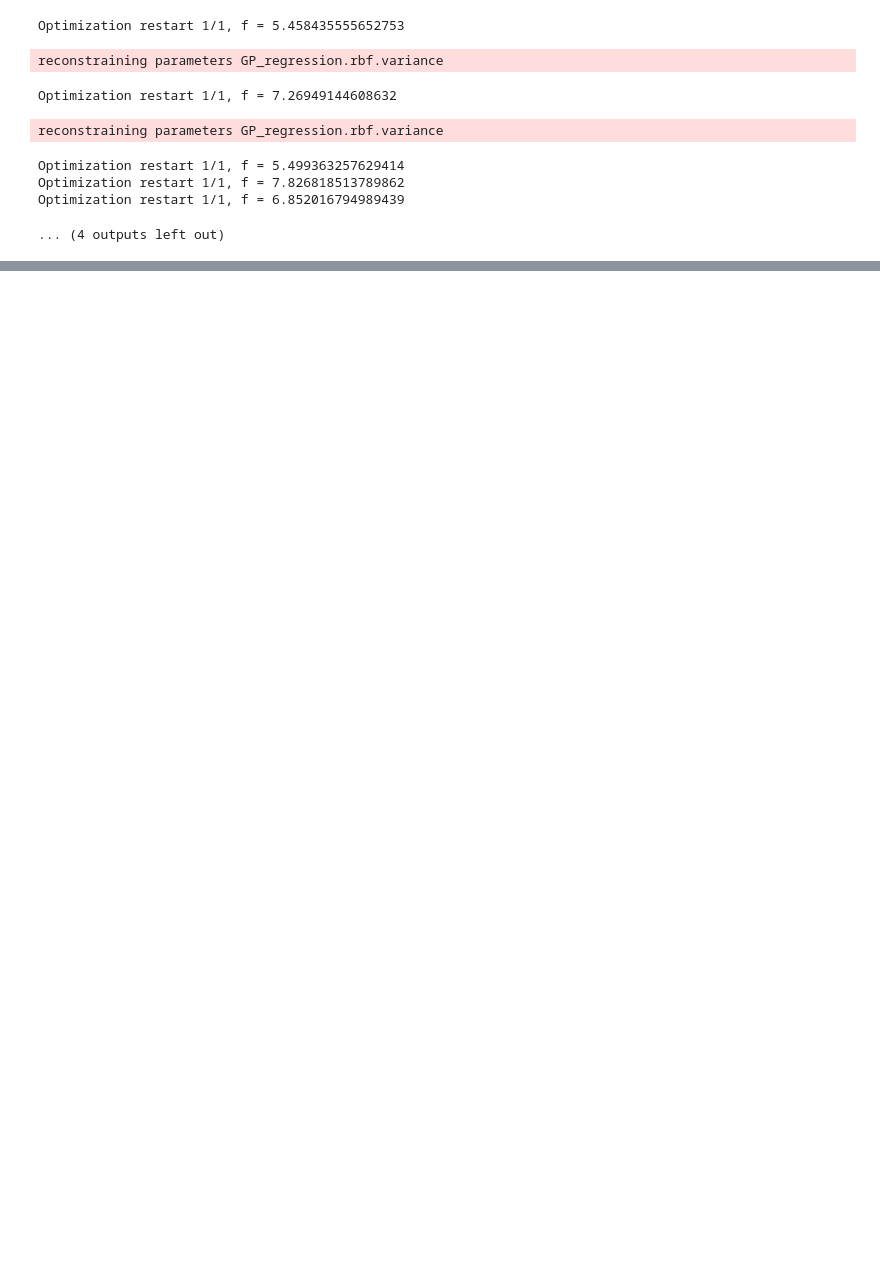
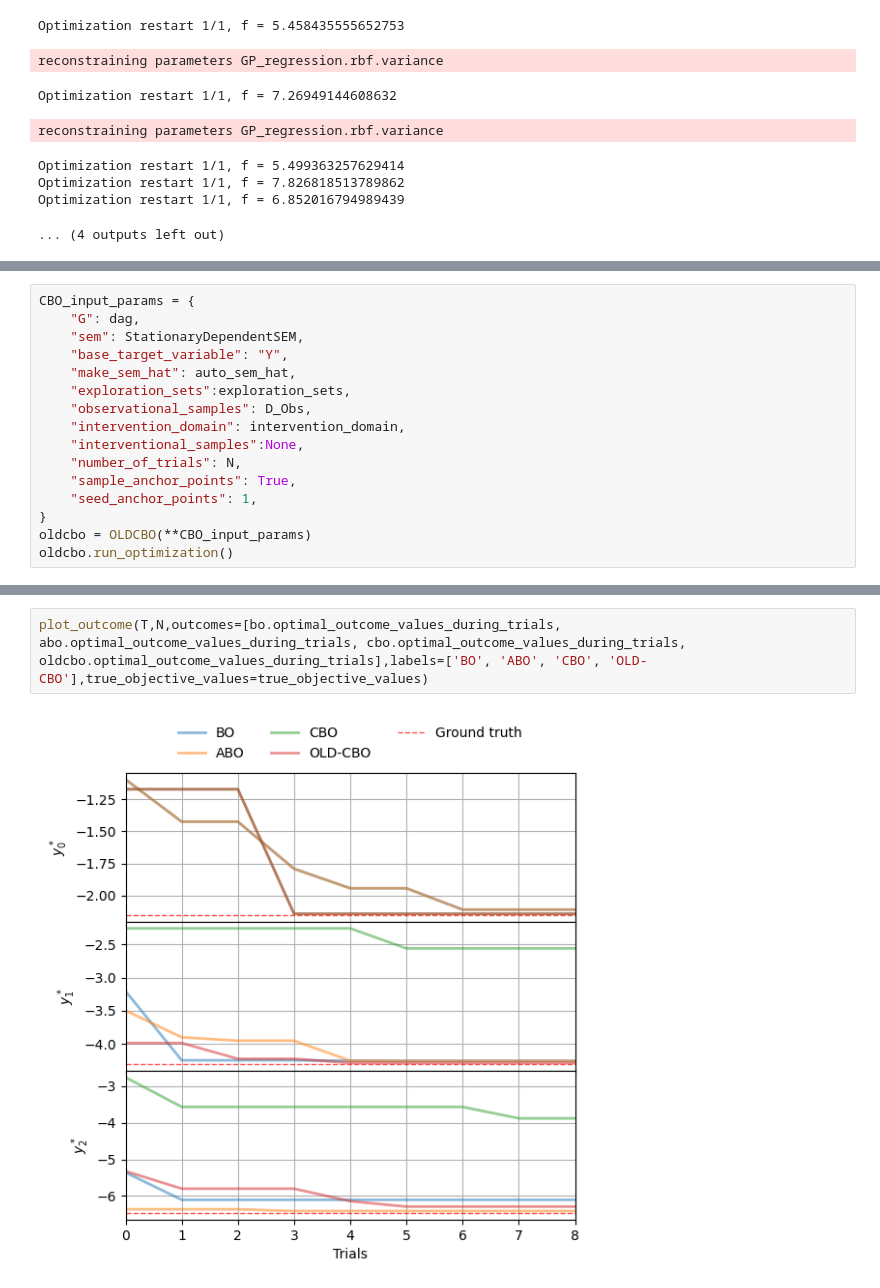
Before and after one commit to neildhir/DCBO, a Jupyter notebook: notebooks/stat_scm.ipynb, the cells around one changed output, grey strips where cells are left out. Cells and saved outputs as stored; diff of their text form; blank space fills up the shorter version.

```diff
--- a/notebooks/stat_scm.ipynb
+++ b/notebooks/stat_scm.ipynb
@@ -285,0 +315,16 @@ plot_outcome(T,N,outcomes=[bo.optimal_outcome_values_during_trials, abo.optimal_
+# %%
+CBO_input_params = {
+    "G": dag,
+    "sem": StationaryDependentSEM,
+    "base_target_variable": "Y",
+    "make_sem_hat": auto_sem_hat,
+    "exploration_sets":exploration_sets,
+    "observational_samples": D_Obs,
+    "intervention_domain": intervention_domain,
+    "interventional_samples":None,
+    "number_of_trials": N,
+    "sample_anchor_points": True,
+    "seed_anchor_points": 1,
+}
+oldcbo = OLDCBO(**CBO_input_params)
+oldcbo.run_optimization()
@@ -285,0 +349,4 @@ plot_outcome(T,N,outcomes=[bo.optimal_outcome_values_during_trials, abo.optimal_
+# %%
+plot_outcome(T,N,outcomes=[bo.optimal_outcome_values_during_trials, abo.optimal_outcome_values_during_trials, cbo.optimal_outcome_values_during_trials,  oldcbo.optimal_outcome_values_during_trials],labels=['BO', 'ABO', 'CBO', 'OLD-CBO'],true_objective_values=true_objective_values)
+# %% [output]
+[figure, added]
```
Also changed, not shown: parts of 17 cells of this notebook, 7 other files.
